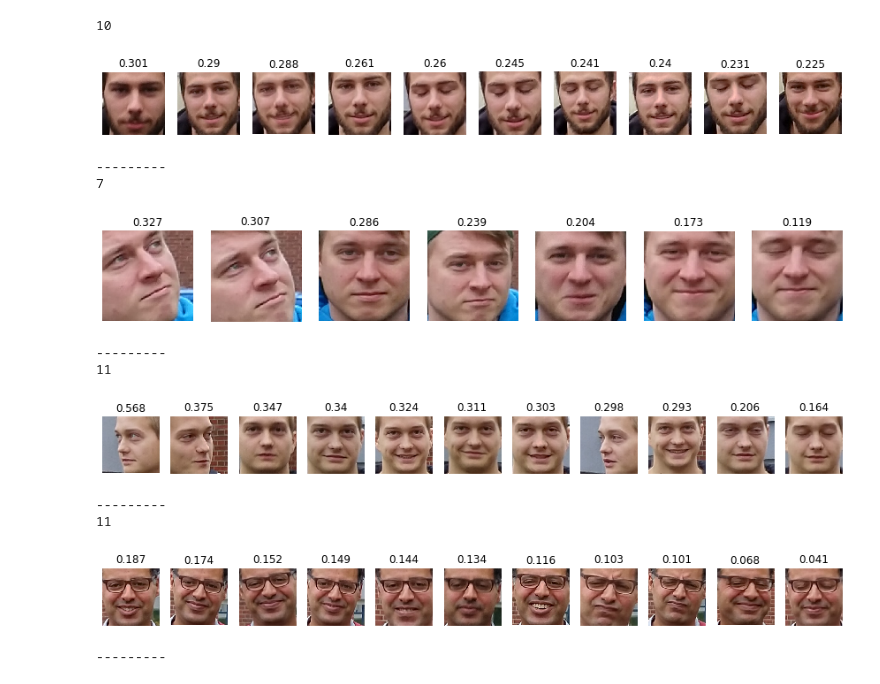
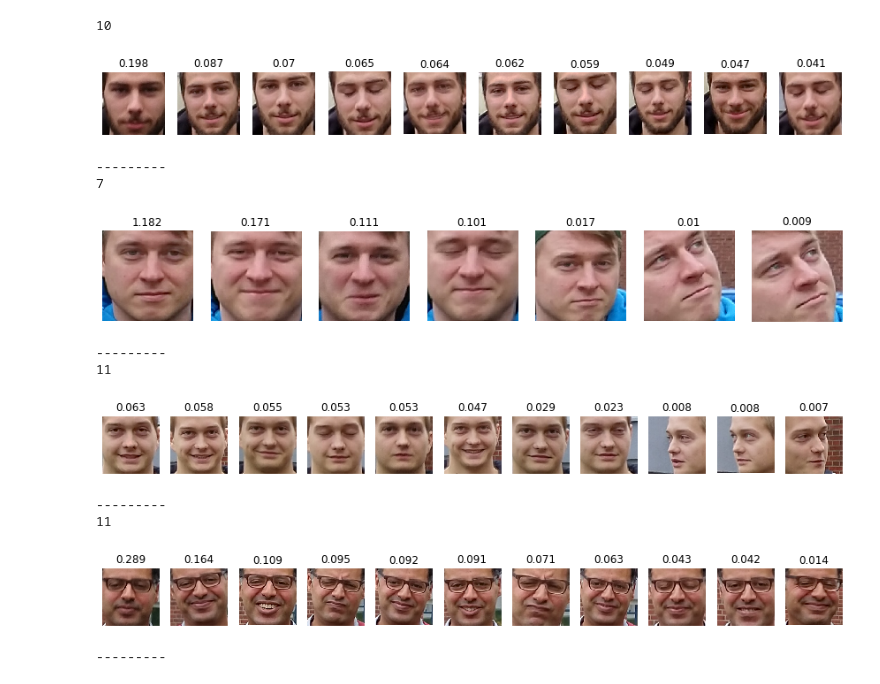
Before and after one commit to uol-mediaprocessing-201920/group-projects-group-photo, a Jupyter notebook: prototype.ipynb, the cells around one changed output. Drawn from its saved outputs; the diff is of its cells as text; code cells hidden in the pictures.

Commit message:
now with face orientation

```diff
--- a/prototype.ipynb
+++ b/prototype.ipynb
@@ -53,6 +53,8 @@ drwxr-xr-x 1 root root 4.0K Jan  9 11:47 ..
 bzip2: Output file shape_predictor_68_face_landmarks.dat already exists.
 bzip2: Output file dlib_face_recognition_resnet_model_v1.dat already exists.
 # %%
+import math
+
 class Person:
   def __init__(self, id):
     self.id = id
@@ -120,13 +122,17 @@ def shape_to_np(shape, dtype="int"):
 	# return the list of (x, y)-coordinates
 	return coords
 
+def calculateDistance(x1,y1,x2,y2):
+     dist = math.sqrt((x2 - x1)**2 + (y2 - y1)**2)
+     return dist
+
 # filenames
 landmarks_filename = "shape_predictor_68_face_landmarks.dat"
 facerecognition_filename = "dlib_face_recognition_resnet_model_v1.dat"
 
 # TODO: fill pictures with filenames
 # upload pictures
-cv_pictures = imgs
+cv_pictures = [cv_img.copy() for cv_img in imgs]
 dlib_pictures = [cv2.cvtColor(cv_img,cv2.COLOR_BGR2RGB) for cv_img in cv_pictures]
 
 # init face detection and landmarks
@@ -148,41 +154,53 @@ for pic_idx, picture in enumerate(dlib_pictures):
   # get id for each face
   for k,d in enumerate(faces):
     landmarks = face_landmarks(picture,d)
     face_id = face_recognition.compute_face_descriptor(picture,landmarks)
 
     # check if person is already in persons list
     person = next((person for person in persons if person.faceVectorMatches(face_id)), None)
     if person is None:
       person = Person(face_id)
       persons.append(person)
 
+    nparray = shape_to_np(landmarks)
+    red = (255, 0, 0)
+    #for x in range(len(nparray)):
+      #cv2.circle(picture, (nparray[x][0],nparray[x][1]), 3, red, -1)
+    # 2, 30 , 14
+    dist1 = calculateDistance(nparray[2][0],nparray[2][1],nparray[30][0],nparray[30][1])
+    dist2 = calculateDistance(nparray[14][0],nparray[14][1],nparray[30][0],nparray[30][1])
+    distRatio = abs(dist2 - dist1)
+
+
+
     face = Face(extractFace(picture, d), pic_idx, landmarks)
     face.calc_eye_aspect_ratio()
+    face.score_orientation = 1 / distRatio
     person.faces.append(face)
 
 # Output plots
 for person in persons:
   print(len(person.faces))
-  person.faces.sort(key=lambda face:face.score_eyes,reverse=True)
+  person.faces.sort(key=lambda face:face.score_orientation,reverse=True)
 
   fig, ax = plt.subplots(nrows=1,ncols=len(person.faces),figsize=(15,15))
   for i,a in enumerate(ax):
     a.imshow(person.faces[i].picture_data)
-    a.set_title(str(round(person.faces[i].score_eyes,3)))
+    a.set_title(str(round(person.faces[i].score_orientation,3)))
     a.axis("off")
 
   plt.show()
   print("---------")
 # %% [output]
 10
-[figure, old version]
+[figure, new version]
 ---------
 7
-[figure, old version]
+[figure, new version]
 ---------
 11
-[figure, old version]
+[figure, new version]
 ---------
 11
-[figure, old version]
+[figure, new version]
 ---------
```
Also changed, not shown: parts of 1 cell of this notebook.
